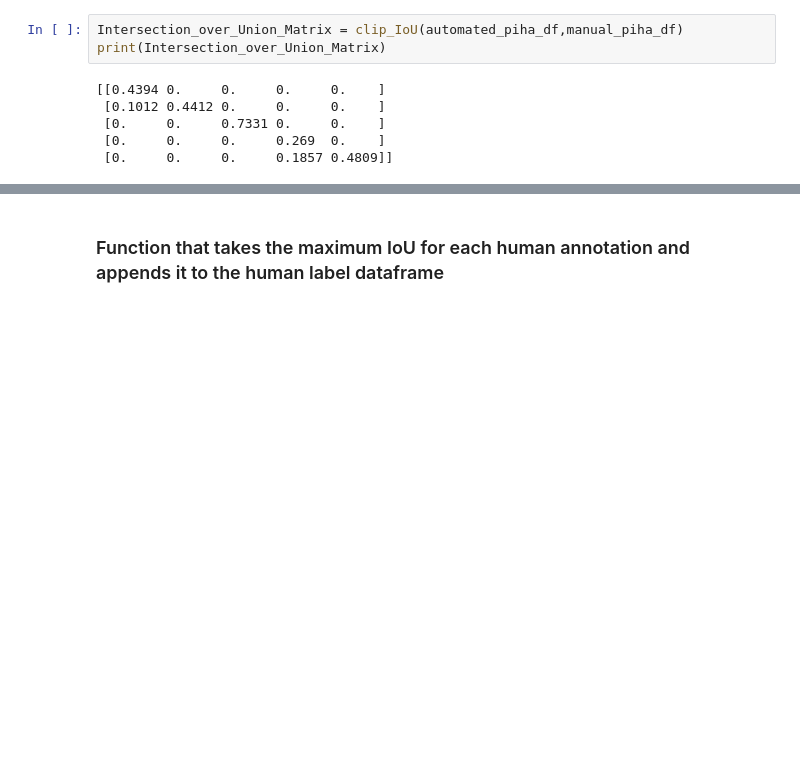
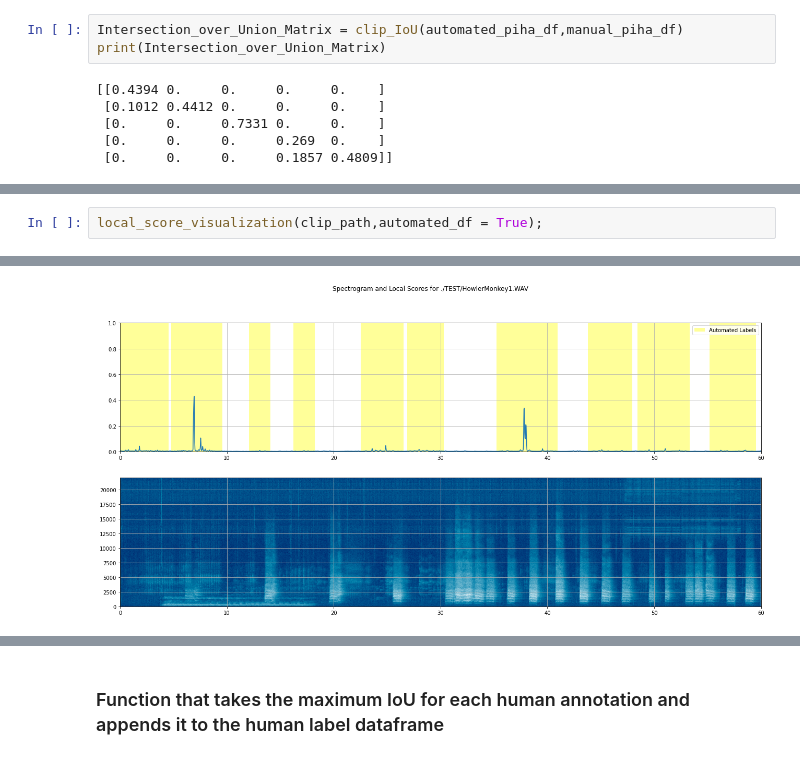
Before and after one commit to UCSD-E4E/PyHa, a Jupyter notebook: Microfaune_Local_Score_Package_Tutorial.ipynb, the cells around one changed output, grey strips where cells are left out. Drawn from its saved outputs; the diff is of its cells as text; blank space fills up the shorter version.

```diff
--- a/Microfaune_Local_Score_Package_Tutorial.ipynb
+++ b/Microfaune_Local_Score_Package_Tutorial.ipynb
@@ -128,0 +172,3 @@ print(Intersection_over_Union_Matrix)
+# %%
+local_score_visualization(clip_path,automated_df = True);
+# %% [output]
@@ -128,0 +176 @@ print(Intersection_over_Union_Matrix)
+[figure, added]
```
Also changed, not shown: parts of 12 cells of this notebook, 1 other file.
